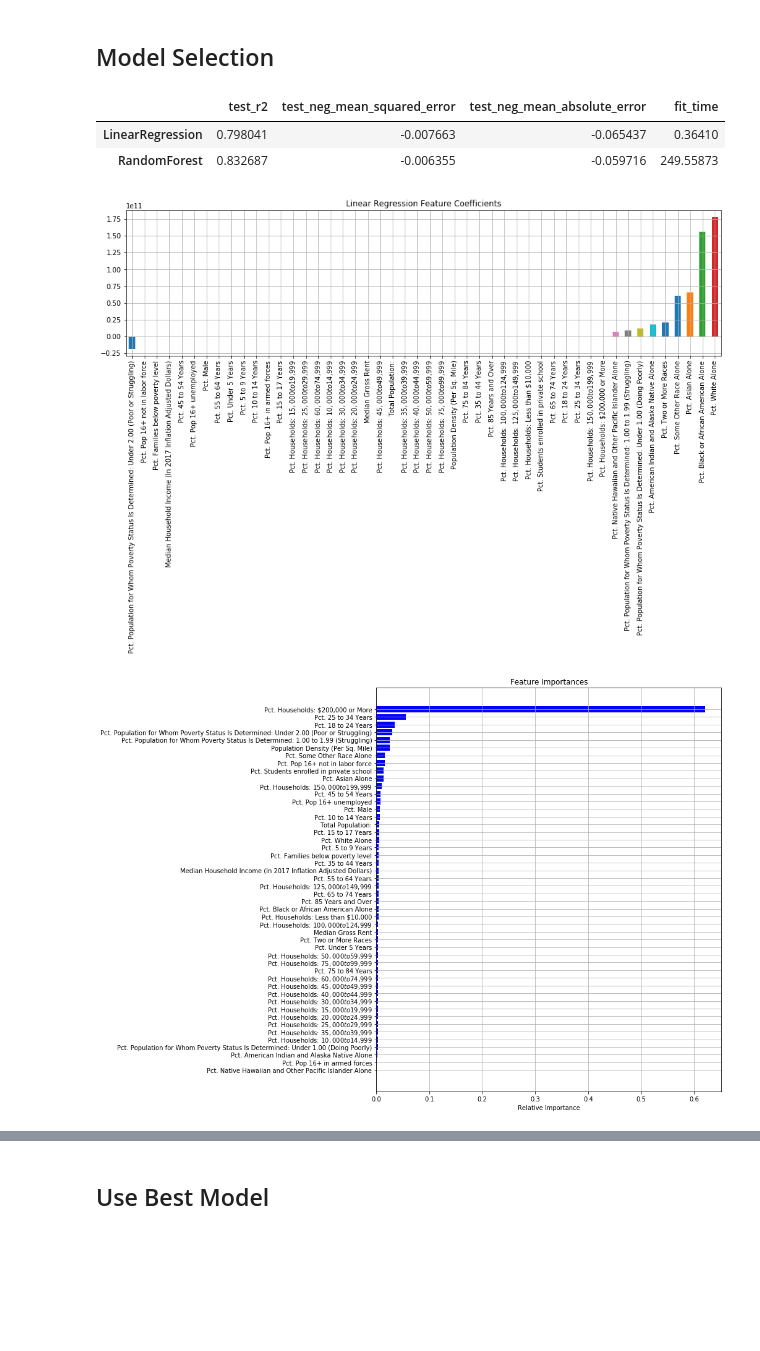
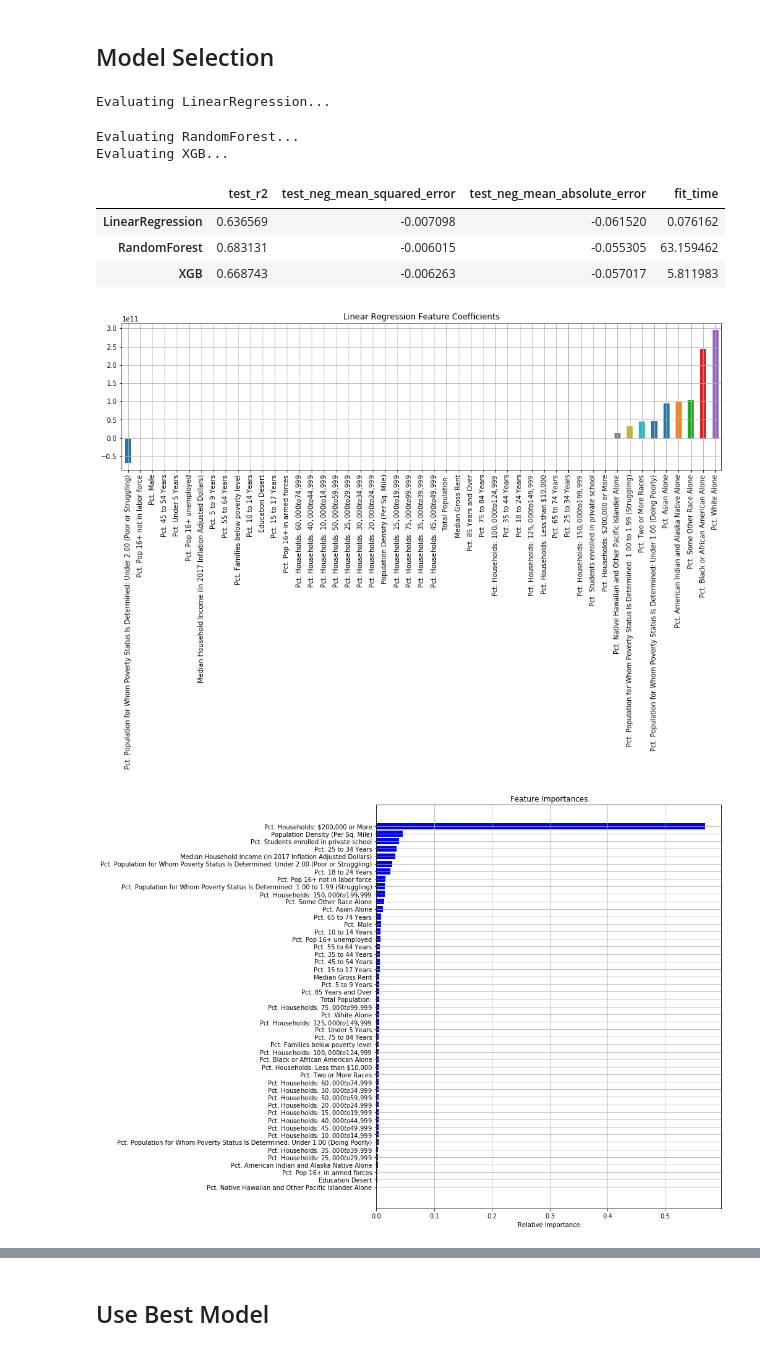
Before and after one commit to lucashu1/education-deserts, a Jupyter notebook: college-grads-regression.ipynb, the cells around one changed output, grey strips where cells are left out. Drawn from its saved outputs; the diff is of its cells as text; code cells hidden in the pictures; blank space fills up the shorter version.

```diff
--- a/college-grads-regression.ipynb
+++ b/college-grads-regression.ipynb
@@ -94,3 +112,19 @@ y_deserts shape:  (10230,)
+# %%
+# Get balanced dataset (equal num. deserts, non-deserts)
+def get_balanced_dataset(df_train):
+    sampled_nondesert_inds = np.random.choice(df_train.loc[df_train['Education Desert'] == 0].index.values,
+                                         df_train.loc[df_train['Education Desert'] == 1].shape[0])
+    desert_inds = df_train.loc[df_train['Education Desert'] == 1].index.values
+    sampled_inds = np.hstack([sampled_nondesert_inds, desert_inds])
+    df_balanced = df_train.loc[sampled_inds]
+    X_balanced = df_balanced.drop(labels=([] + bach_and_up_feats), axis=1)
+    y_balanced = pd.Series(sum([df_balanced[feat] for feat in bach_and_up_feats]))
+    return X_balanced, y_balanced
+
+X_balanced, y_balanced = get_balanced_dataset(df_train)
+
+print('X_balanced shape: ', X_balanced.shape)
+print('y_balanced shape: ', y_balanced.shape)
 # %%
 # Feature distributions, across education-deserts vs. non-education-deserts
 for feat in X_nondesert.columns:
@@ -139,7 +173,7 @@ warnings.simplefilter(action="ignore", category=UserWarning)
 
 import numpy as np
 from sklearn.preprocessing import PolynomialFeatures, StandardScaler, MinMaxScaler
-from sklearn.pipeline import Pipeline, make_pipeline
+# from sklearn.pipeline import Pipeline, make_pipeline
 from sklearn.model_selection import cross_val_score, cross_validate, KFold
 from sklearn.linear_model import LinearRegression
 from sklearn.svm import SVR
@@ -147,7 +181,9 @@ from sklearn.ensemble import RandomForestRegressor
 from sklearn.gaussian_process import GaussianProcessRegressor
 from sklearn.neural_network import MLPRegressor
 from imblearn import FunctionSampler
-import imblearn.pipeline
+from xgboost import XGBRegressor
+from imblearn.over_sampling import RandomOverSampler
+from imblearn.pipeline import make_pipeline
 from collections import defaultdict
 
 # Subsampler for GPR
@@ -162,6 +198,7 @@ models = {
 #     'PolyRegression': make_pipeline(StandardScaler(), PolynomialFeatures(degree=2), LinearRegression()),
 #     'SVR': make_pipeline(StandardScaler(), SVR(kernel='rbf')),
     'RandomForest': make_pipeline(StandardScaler(), RandomForestRegressor(n_estimators=100)),
+    'XGB': make_pipeline(StandardScaler(), XGBRegressor()),
 #     'MLP': make_pipeline(StandardScaler(), MLPRegressor()),
 #     'GaussianProcess': imblearn.pipeline.make_pipeline(StandardScaler(), FunctionSampler(subsample), GaussianProcessRegressor())
 }
@@ -170,7 +207,10 @@ models = {
 metrics = ['r2', 'neg_mean_squared_error', 'neg_mean_absolute_error']
 cv_results = {}
 for name, model in models.items():
-    results = cross_validate(model, X_nondesert, y_nondesert, cv=5, scoring=metrics, n_jobs=1)
+    print('Evaluating {}... '.format(name))
+#     results = cross_validate(model, X_nondesert, y_nondesert, cv=5, scoring=metrics, n_jobs=1)
+#     results = cross_validate(model, X_all, y_all, cv=5, scoring=metrics, n_jobs=1)
+    results = cross_validate(model, X_balanced.drop(['geoID'], axis=1), y_balanced, cv=5, scoring=metrics, n_jobs=1)
     cv_results[name] = results
 
 # Convert CV results to Pandas dataframe
@@ -185,30 +225,37 @@ for name, results in cv_results.items():
 results_df = pd.DataFrame.from_dict(pd_results, orient='index')
 results_df
 # %% [output]
+Evaluating LinearRegression...
+Evaluating RandomForest...
+Evaluating XGB...
 |  | test_r2 | test_neg_mean_squared_error | test_neg_mean_absolute_error | fit_time |
-| LinearRegression | 0.798041 | -0.007663 | -0.065437 | 0.36410 |
-| RandomForest | 0.832687 | -0.006355 | -0.059716 | 249.55873 |
+| LinearRegression | 0.636569 | -0.007098 | -0.061520 | 0.076162 |
+| RandomForest | 0.683131 | -0.006015 | -0.055305 | 63.159462 |
+| XGB | 0.668743 | -0.006263 | -0.057017 | 5.811983 |
 # %%
 # Linear Regression Feature Coefficients
 import matplotlib.pyplot as plt
 plt.figure(figsize=(16, 4))
-models['LinearRegression'].fit(X_nondesert, y_nondesert)
+# models['LinearRegression'].fit(X_nondesert, y_nondesert)
+models['LinearRegression'].fit(X_balanced.drop(['geoID'], axis=1), y_balanced)
 rgr = models['LinearRegression'].named_steps['linearregression']
-coefs = pd.Series(rgr.coef_, index=X_nondesert.columns)
+# coefs = pd.Series(rgr.coef_, index=X_nondesert.columns)
+coefs = pd.Series(rgr.coef_, index=X_balanced.drop(['geoID'], axis=1).columns)
 coefs = coefs.sort_values()
 coefs.plot(kind="bar")
 plt.grid()
 plt.title('Linear Regression Feature Coefficients')
 plt.show()
 # %% [output]
-[figure, old version]
+[figure, new version]
 # %%
-# Plot Random Forest feature importances
-models['RandomForest'].fit(X_nondesert, y_nondesert)
+# Plot RF feature importances
+models['RandomForest'].fit(X_balanced.drop(['geoID'], axis=1), y_balanced)
 rf = models['RandomForest'].named_steps['randomforestregressor']
 
 importances = rf.feature_importances_
-feat_names = X_nondesert.columns
+# feat_names = X_nondesert.columns
+feat_names = X_balanced.drop(['geoID'], axis=1).columns
 indices = np.argsort(importances)
 
 plt.figure(figsize=(10, 12))
@@ -218,5 +265,14 @@ plt.yticks(range(len(indices)), [feat_names[i] for i in indices])
 plt.xlabel('Relative Importance')
 plt.grid()
 plt.show()
+
+# Plot top 10 features
+# plt.figure(figsize=(10, 6))
+# plt.title('XGB Regressor Feature Importances (Top 10 Features)')
+# plt.barh(range(10), importances[indices[-10:]], color='b', align='center')
+# plt.yticks(range(10), [feat_names[i] for i in indices[-10:]])
+# plt.xlabel('Relative Importance')
+# plt.grid()
+# plt.show()
 # %% [output]
-[figure, old version]
+[figure, new version]
```
Also changed, not shown: parts of 9 cells of this notebook.
